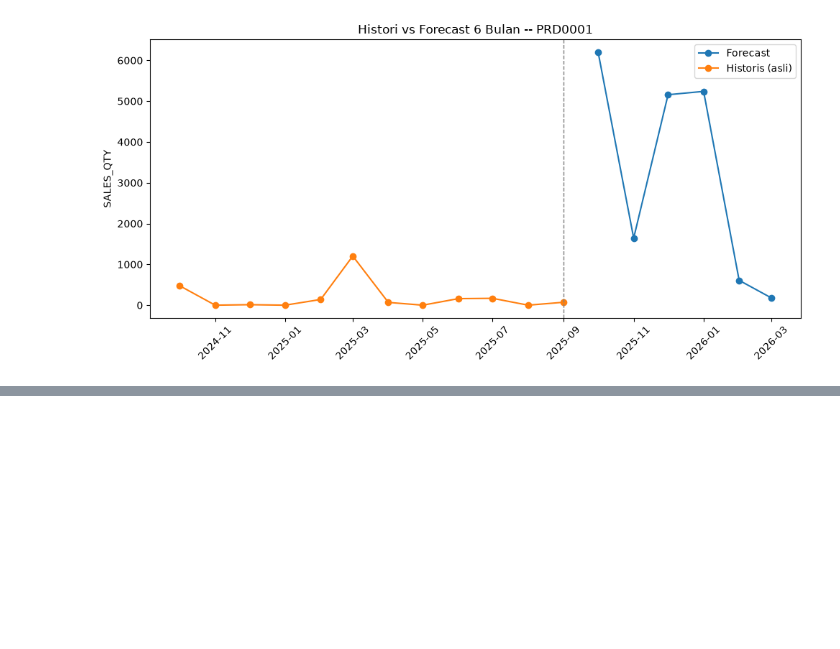
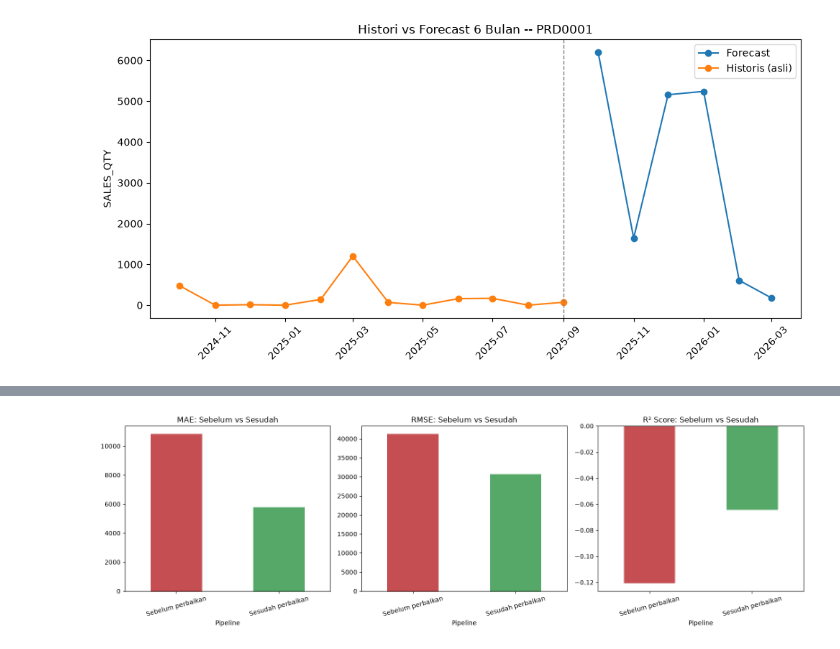
Before and after one commit to mwelmel/Forecast-App, a Jupyter notebook: backend/ml/notebooks/training.ipynb, the cells around one changed output, grey strips where cells are left out. Saved outputs shown, nothing was run; the diff lists cells and outputs as text; code cells hidden in the pictures; blank space fills up the shorter version.

```diff
--- a/backend/ml/notebooks/training.ipynb
+++ b/backend/ml/notebooks/training.ipynb
@@ -337,0 +461,20 @@ plt.show()
+# %%
+fig, axes = plt.subplots(1, 3, figsize=(16, 5))
+perbandingan_bug_df["MAE"].plot(kind="bar", ax=axes[0], color=["#C44E52", "#55A868"])
+axes[0].set_title("MAE: Sebelum vs Sesudah")
+axes[0].tick_params(axis="x", rotation=15)
+
+perbandingan_bug_df["RMSE"].plot(kind="bar", ax=axes[1], color=["#C44E52", "#55A868"])
+axes[1].set_title("RMSE: Sebelum vs Sesudah")
+axes[1].tick_params(axis="x", rotation=15)
+
+perbandingan_bug_df["R2 Score"].plot(kind="bar", ax=axes[2], color=["#C44E52", "#55A868"])
+axes[2].axhline(0, color="black", linewidth=0.8)
+axes[2].set_title("R² Score: Sebelum vs Sesudah")
+axes[2].tick_params(axis="x", rotation=15)
+
+plt.tight_layout()
+plt.savefig(DATA_PROCESSED / "dampak_perbaikan_data.png", dpi=150)
+plt.show()
+# %% [output]
+[figure, added]
```
Also changed, not shown: parts of 8 cells of this notebook, 6 other files.
